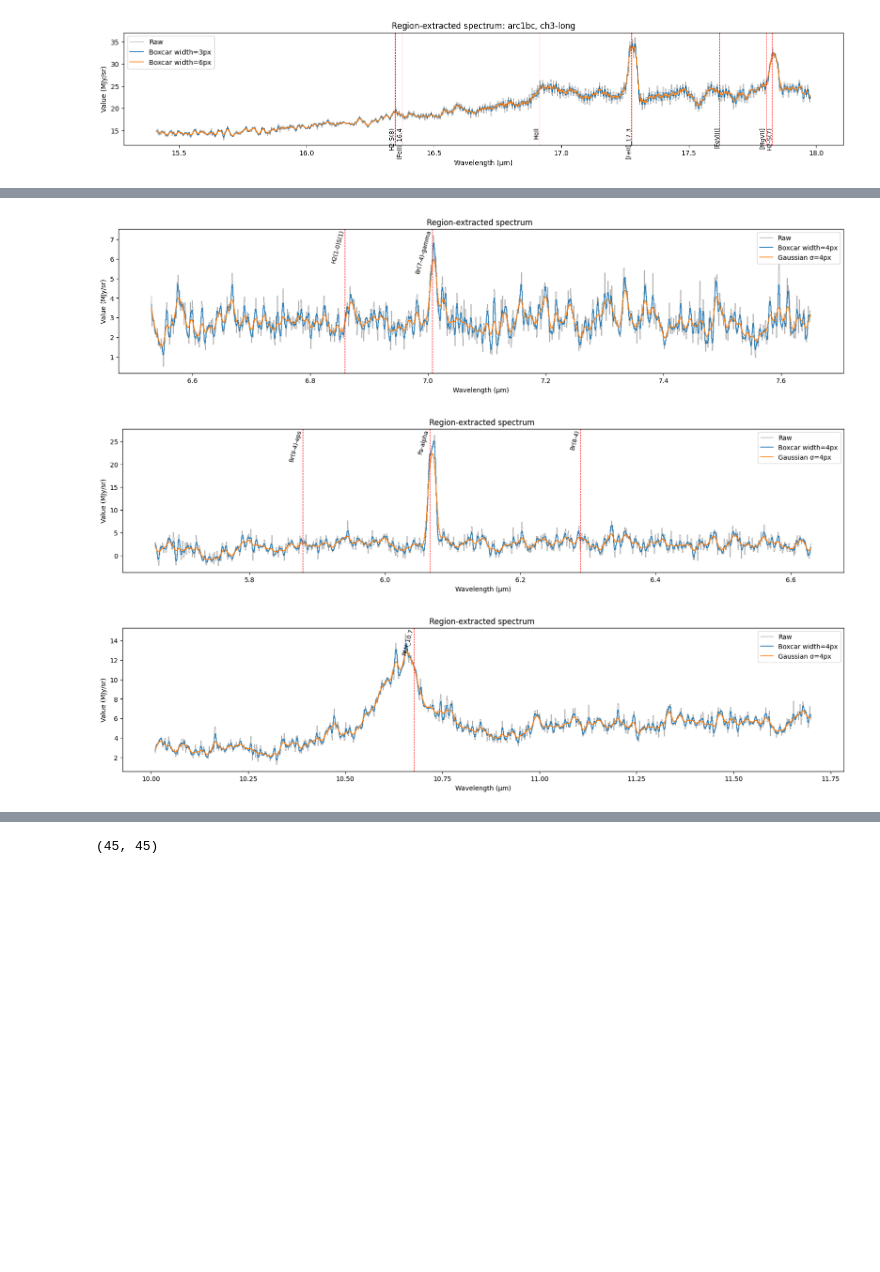
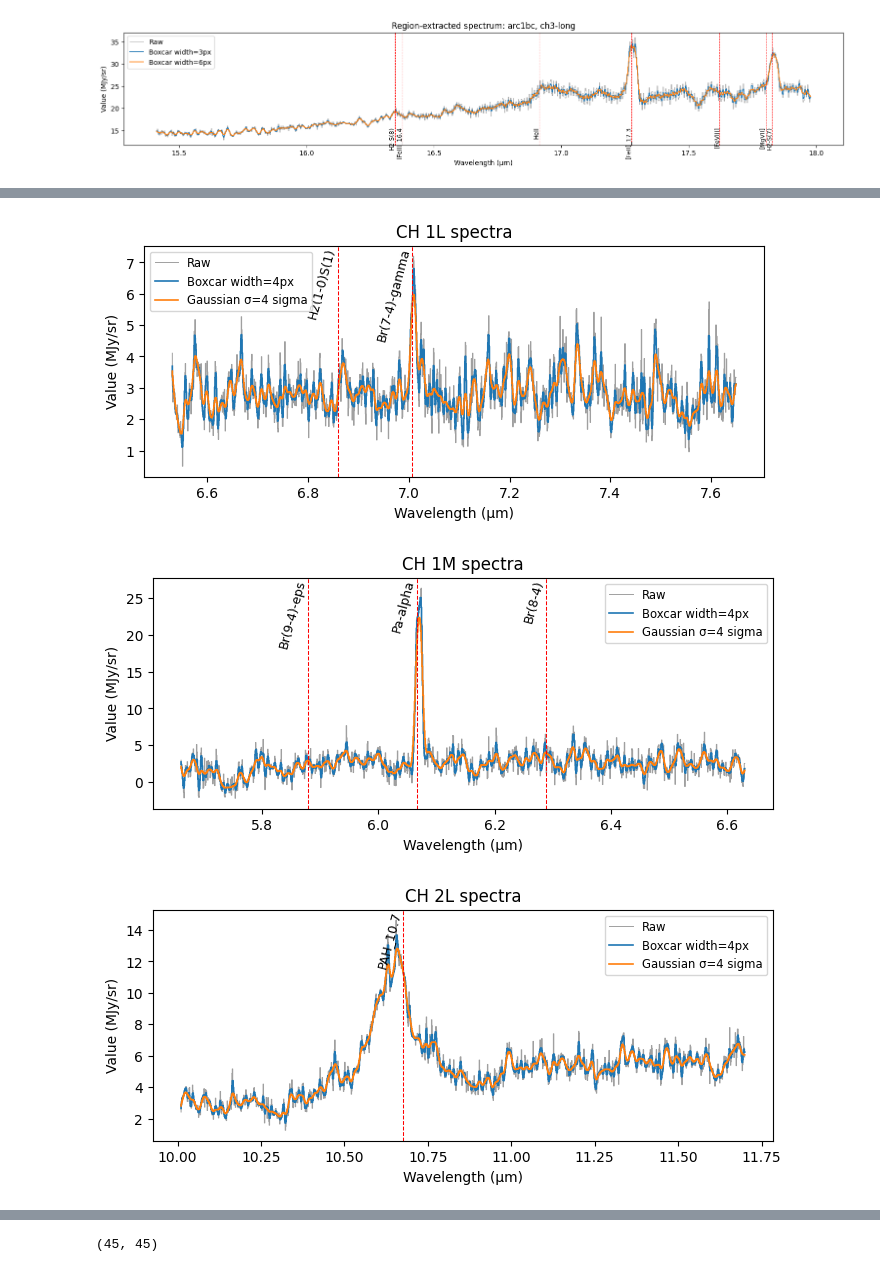
Before and after one commit to fa-yil/miri_bg_subtract, a Jupyter notebook: miri_notebook/spectroscopy.ipynb, the cells around one changed output, grey strips where cells are left out. Drawn from its saved outputs; the diff is of its cells as text; code cells hidden in the pictures; blank space fills up the shorter version.

```diff
--- a/miri_notebook/spectroscopy.ipynb
+++ b/miri_notebook/spectroscopy.ipynb
@@ -38,7 +38,7 @@ r_ch12 = "ch1-2"
 r_ch34 = "ch3-4"
 
 # Edit these parameters to reach into the desired folder
-version = "ver2"
+version = "ver3"
 ifu = "003"
 stage = "_stage3"
 
@@ -523,6 +544,7 @@ wave_4m, spec_4m = extract_region_spectrum(sorted_v2[7], ch34_r)
 # Plotting time
 
 def the_plotter(wave, spec, fsize=[20,4], plt_name="", ws = [], ss = [], gaussian = False):
+
 
     # Boxcar smoothing at multiple widths
     widths = ws  # width in pixels
@@ -542,39 +564,49 @@ def the_plotter(wave, spec, fsize=[20,4], plt_name="", ws = [], ss = [], gaussia
     if gaussian == True:
         # Gaussian smoothing at multiple sigma levels (in pixels)
         sigmas = ss  # sigma in units of spectral pixels
         smoothed_gauss = {}
         for s in sigmas:
             kernel = Gaussian1DKernel(stddev=s)
             smoothed_gauss[s] = convolve(spec, kernel, boundary='extend')
 
-    for s, sm in smoothed_gauss.items():
-            plt.step(wave, sm, lw=1.2, label=f'Gaussian σ={s} sigma')
+        for s, sm in smoothed_gauss.items():
+                plt.step(wave, sm, lw=1.2, label=f'Gaussian σ={s} sigma')
 
     # Dashed lines at wl of interest
     lines2draw = {key: value for key, value in lines.items() if float(wave.min()) <= float(value) <= float(wave.max())}
     for name, wl in lines2draw.items():
         plt.axvline(x=wl, lw=0.75, color='red', linestyle='dashed')
         plt.text(wl, plt.ylim()[1]*1, name, rotation=75,
                 fontsize=9, ha='right', va='top')
 
 
     plt.xlabel("Wavelength (μm)")
     plt.ylabel("Value (MJy/sr)")
-    plt.title(f"Region-extracted spectrum {plt_name}")
-    plt.legend()
+    plt.title(f"CH {plt_name} spectra")
+    plt.legend(fontsize="small")
     plt.show()
 
 
 
 
 wavelengths = [wave_1l, wave_1m, wave_2l, wave_2m, wave_3l, wave_3m, wave_4l, wave_4m]
 spectras = [spec_1l, spec_1m, spec_2l, spec_2m, spec_3l, spec_3m, spec_4l, spec_4m]
+channel_names = ["1L", "1M", "2L", "2M", "3L", "3M", "4L", "4M"]
 
 
+for wave, spec, name in zip(wavelengths, spectras, channel_names):
+    the_plotter(wave, spec, fsize=[8, 3], plt_name=name, ws=[4], ss=[4], gaussian=True)
 
-for bands in range(len(wavelengths)):
-    the_plotter(wavelengths[bands], spectras[bands], ws = [4], ss = [4], gaussian=True)
+
+# names = ['1l', '1m', '2l', '2m', '3l', '3m', '4l', '4m']
+#
+# data_to_save = {}
+# for name, wave, spec in zip(names, wavelengths, spectras):
+#     data_to_save[f'wave_{name}'] = wave
+#     data_to_save[f'spec_{name}'] = spec
+#
+# np.savez_compressed('/home/fatih/G165_main/G165_miri_bg_subtraction/data/pipeline_products/ver2/v2_spectral_data.npz', **data_to_save)
 # %% [output]
-[figure, old version]
+[figure, new version]
-[figure, old version]
+[figure, new version]
-[figure, old version]
+[figure, new version]
```
Also changed, not shown: parts of 4 cells of this notebook, 2 other files.
